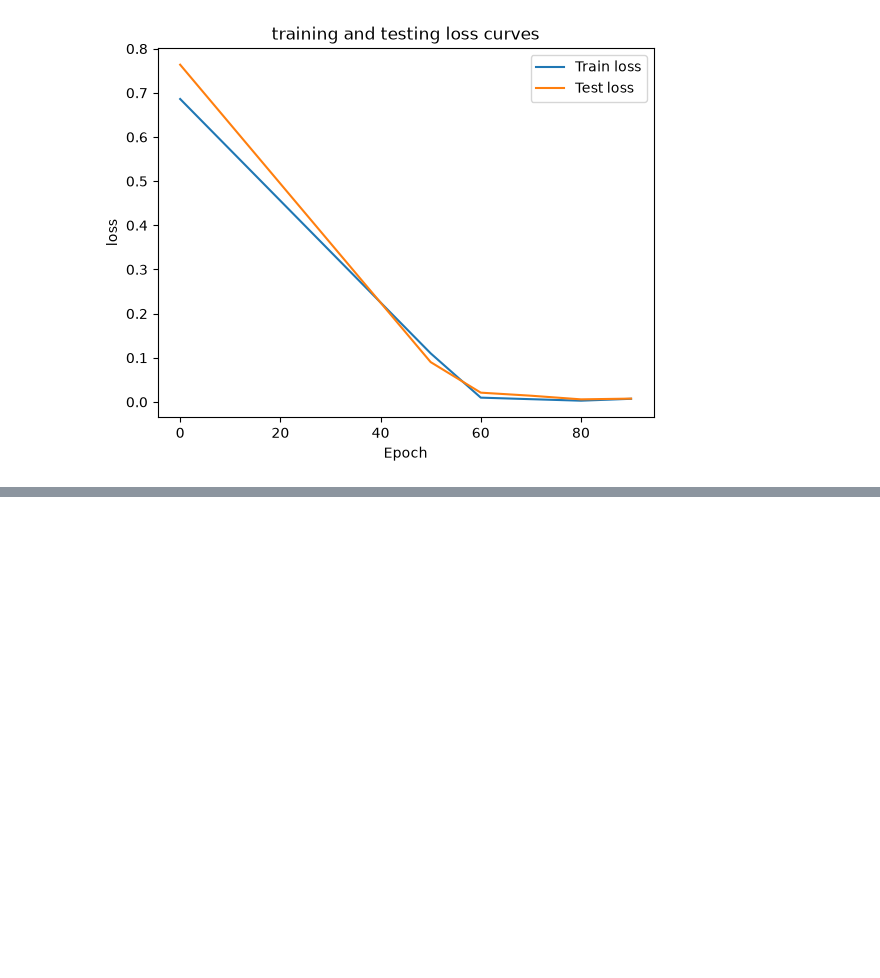
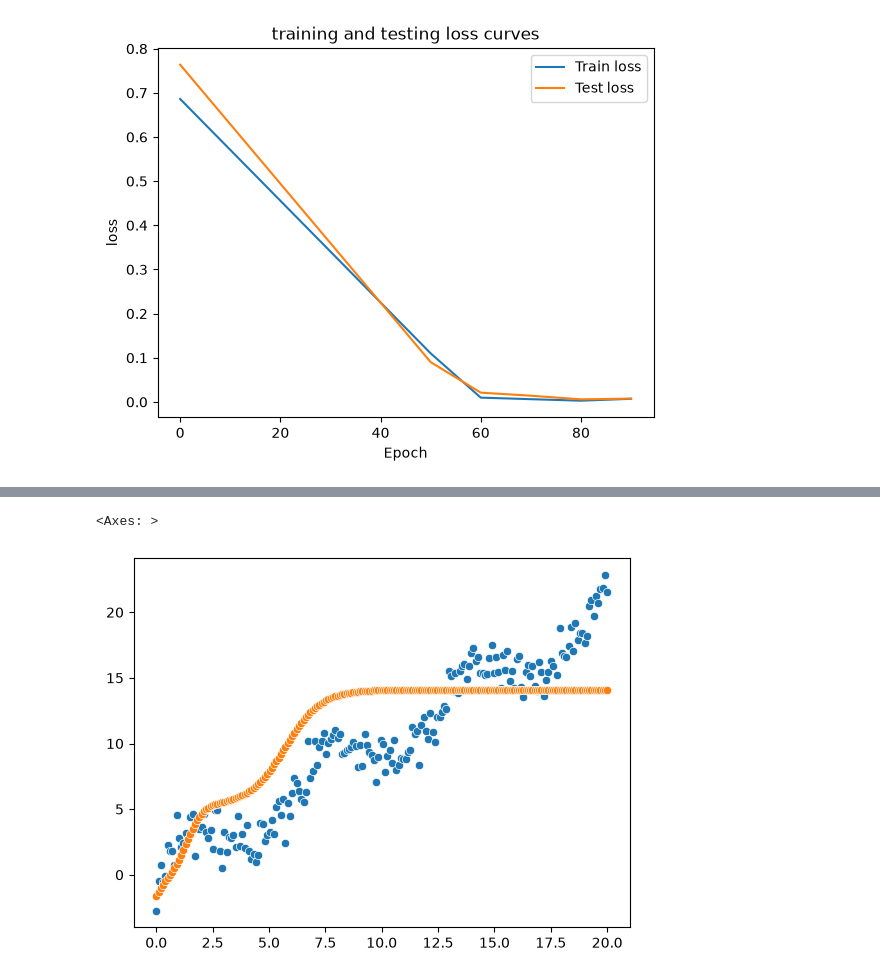
Before and after one commit to MostafaRabea1212/pytorch, a Jupyter notebook: 00-torch/01_starting_pytorch_workflow.ipynb, the cells around one changed output, grey strips where cells are left out. Cells and saved outputs as stored; diff of their text form; code cells hidden in the pictures; blank space fills up the shorter version.

```diff
--- a/00-torch/01_starting_pytorch_workflow.ipynb
+++ b/00-torch/01_starting_pytorch_workflow.ipynb
@@ -181,0 +624,8 @@ plt.legend()
+# %%
+# nn.Linear nn.Linear
+
+model_3=nn.Sequential(
+    nn.Linear(1,5),
+    nn.Tanh(),
+    nn.Linear(5,1),
+)
@@ -181,0 +634,13 @@ plt.legend()
+# %%
+#lets try our model
+model_3.to('cpu')
+model_3.eval()
+
+with torch.inference_mode():
+    y_pred_m3=model_3(torch.tensor(x,dtype=torch.float32).reshape(-1,1)).cpu().numpy()
+# %%
+sns.scatterplot(x=x,y=y)
+sns.scatterplot(x=x,y=y_pred_m3.ravel())
+# %% [output]
+<Axes: >
+[figure, added]
```
Also changed, not shown: parts of 40 cells of this notebook.
